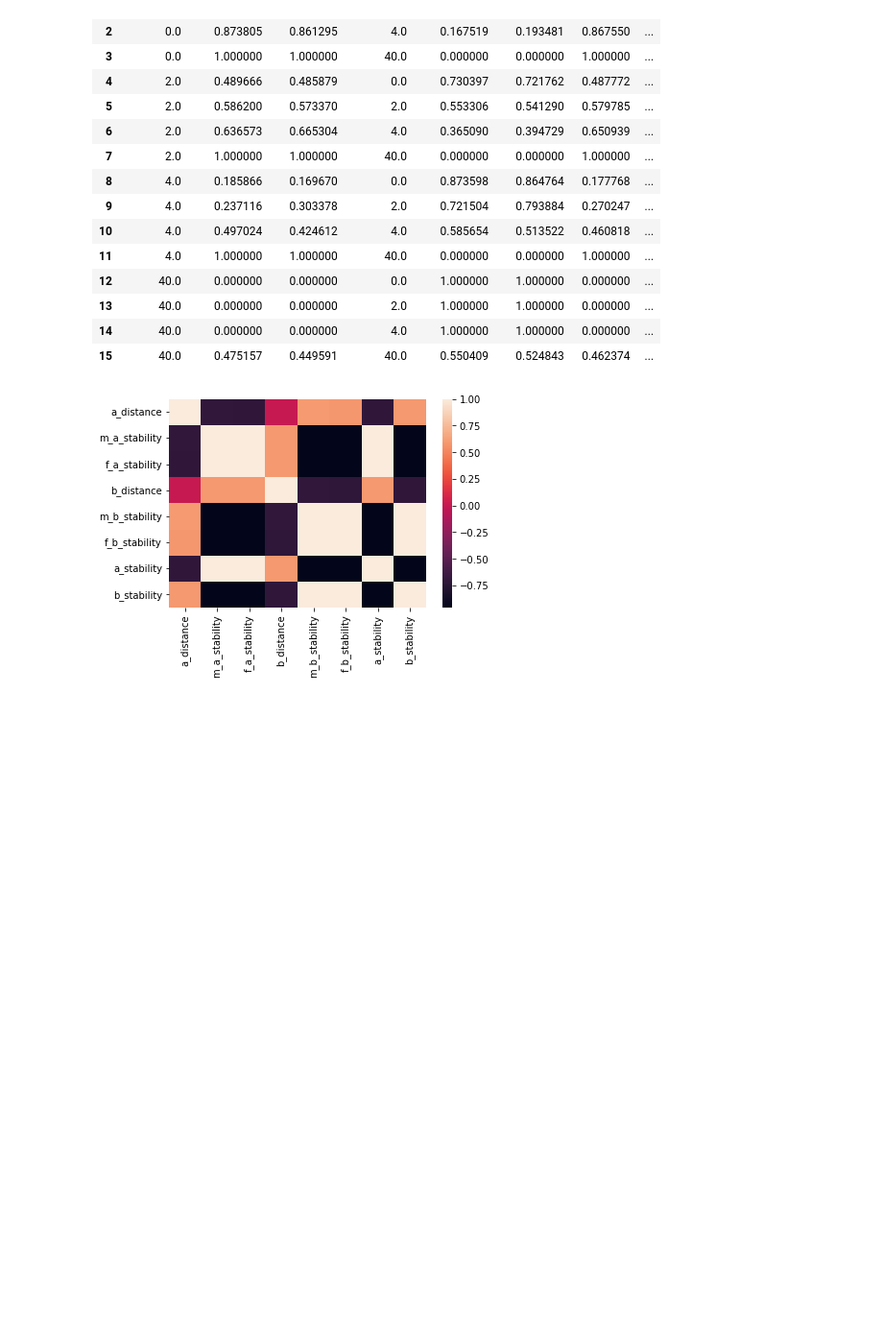
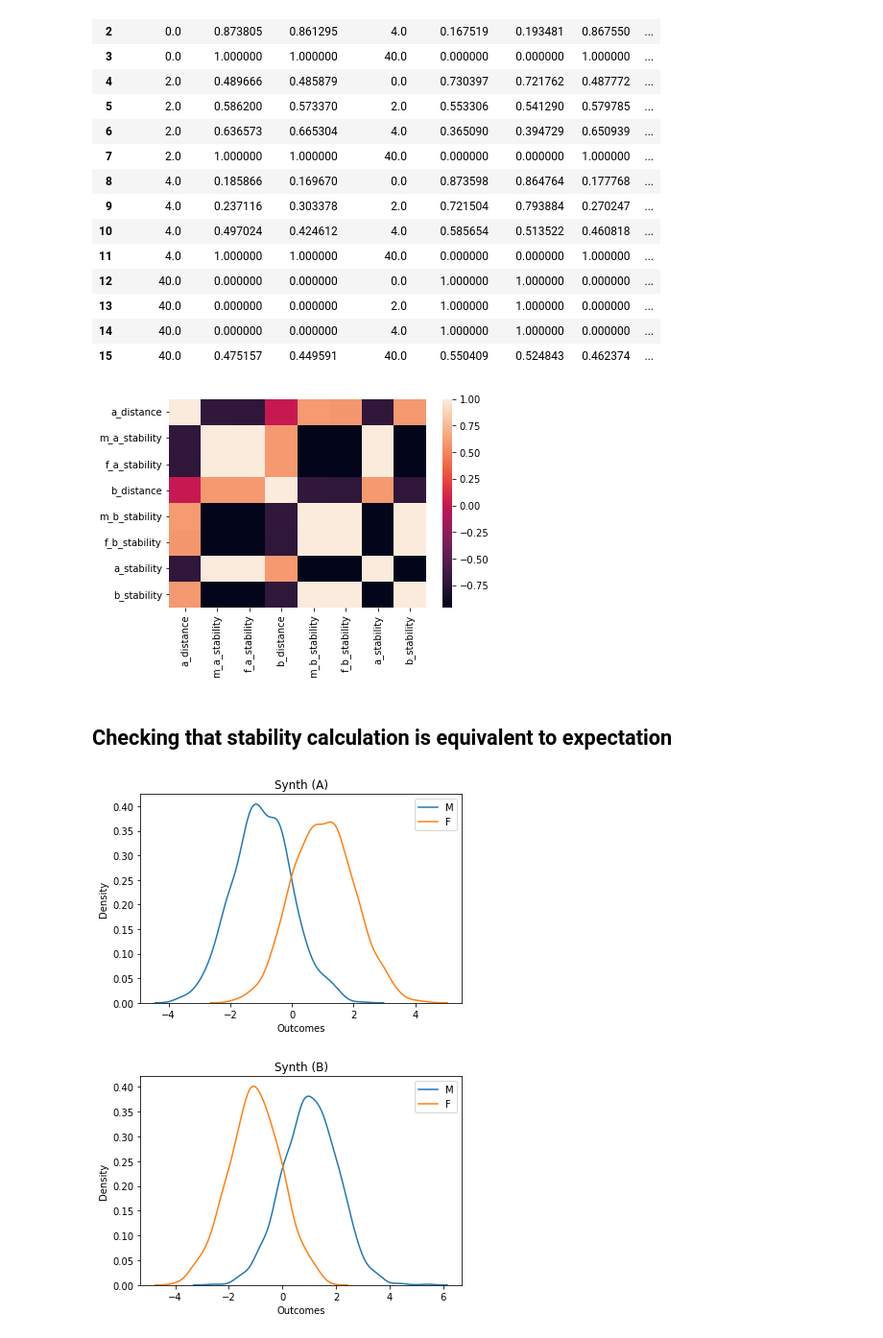
Before and after one commit to lurosenb/Swap_Auditor, a Jupyter notebook: distributional_distance_stability_tests.ipynb, the cells around one changed output. Shown at 96% size. Saved outputs shown, nothing was run; the diff lists cells and outputs as text; code cells hidden in the pictures; blank space fills up the shorter version.

```diff
--- a/distributional_distance_stability_tests.ipynb
+++ b/distributional_distance_stability_tests.ipynb
@@ -265,3 +265,37 @@ m_a_stability = results_df['m_a_stability'].to_numpy()
 f_a_stability = results_df['f_a_stability'].to_numpy()
 m_b_stability = results_df['m_b_stability'].to_numpy()
 f_b_stability = results_df['f_b_stability'].to_numpy()
+# %% [markdown]
+## Checking that stability calculation is equivalent to expectation
+# %%
+from swap_auditor import NaiveSwapAuditor
+
+df_synth = run_exp((-1.0,1.0),(1.0,-1.0))
+model = train_model(df_synth, print_classification_report=False)
+
+df_synth['id'] = np.arange(len(df_synth))
+df_synth = df_synth.drop(['C'], axis=1)
+
+new = NaiveSwapAuditor(data=df_synth,
+                       predictor=model,
+                       id_column="id",
+                       protected_classes=['M', 'F'],
+                       target_col='class')
+new.calculate_all_stability(marginal_features=['A','B'])
+
+m_marg = get_marg_stability(new.subgroup_stability['10'])
+f_marg = get_marg_stability(new.subgroup_stability['01'])
+# %%
+groups = ['M', 'F']
+pred_type = ['A', 'B']
+for pred in pred_type:
+    fig, ax = plt.subplots()
+    for j in range(len(groups)):
+        group = groups[j]
+        sns.kdeplot(df_synth[df_synth[group] == 1][pred], ax=ax,label=group)
+    plt.title('Synth ('+str(pred)+')')
+    plt.xlabel('Outcomes')
+    plt.legend()
+# %% [output]
+[figure, added]
+[figure, added]
```
Also changed, not shown: parts of 4 cells of this notebook, 3 other files.
